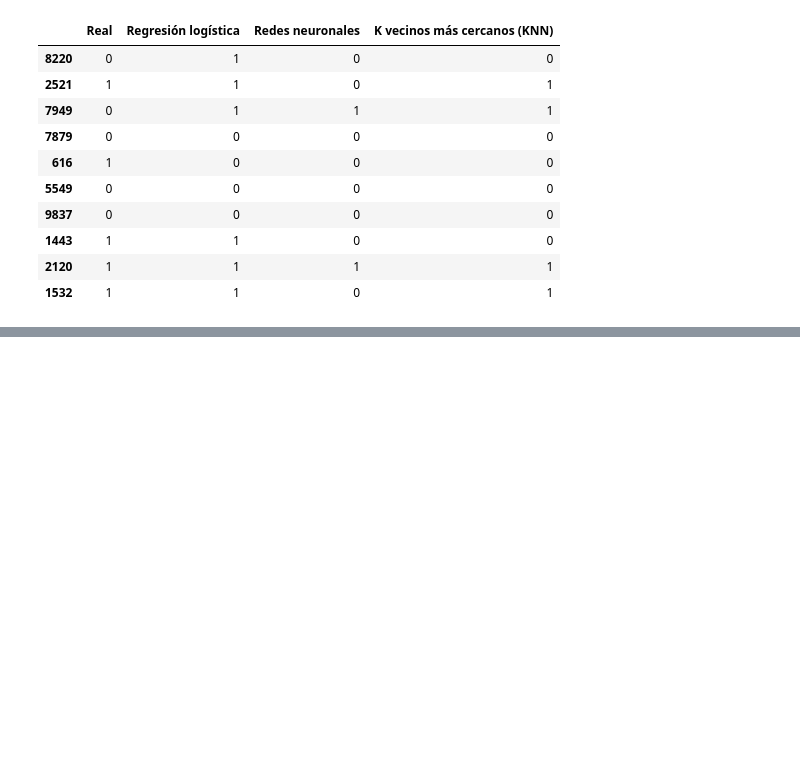
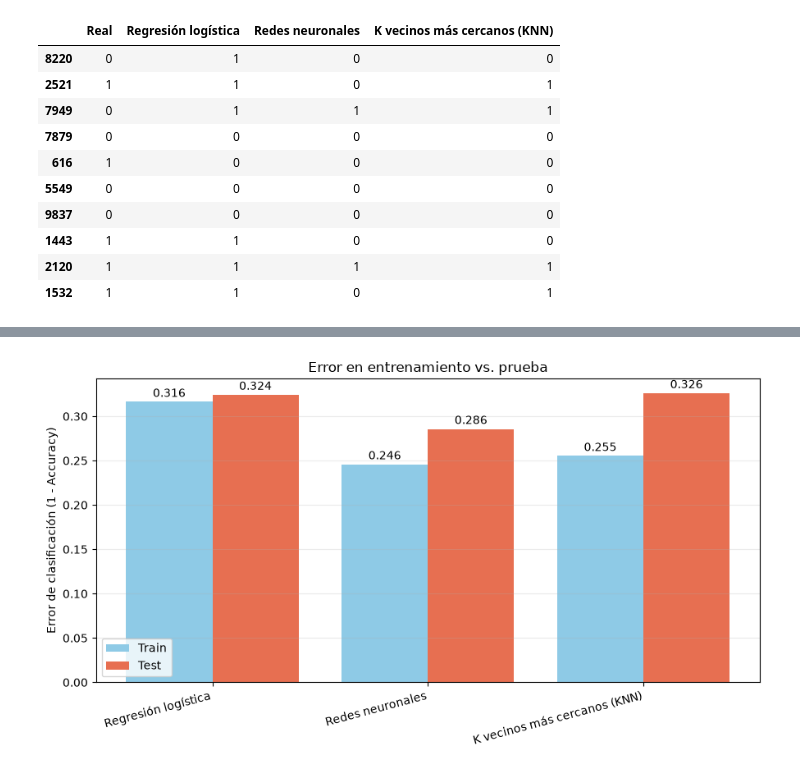
Before and after one commit to alex72hD/ComparacionDeClasificadores, a Jupyter notebook: notebooks/Clasificadores.ipynb, the cells around one changed output, grey strips where cells are left out. Saved outputs shown, nothing was run; the diff lists cells and outputs as text; code cells hidden in the pictures; blank space fills up the shorter version.

```diff
--- a/notebooks/Clasificadores.ipynb
+++ b/notebooks/Clasificadores.ipynb
@@ -432,0 +475,19 @@ Predicciones de prueba (primeras 10 filas):
+# %%
+tabla_err = tabla_metricas.assign(Error=lambda d: 1 - d["Accuracy"])
+fig, ax = plt.subplots(figsize=(9, 5))
+names = list(searches)
+x = np.arange(len(names))
+for offset, split, color in ((-0.2, "Train", "#8ecae6"), (0.2, "Test", "#e76f51")):
+    vals = [tabla_err[(tabla_err["Clasificador"] == n) & (tabla_err["Conjunto"] == split)]["Error"].iloc[0]
+            for n in names]
+    bars = ax.bar(x + offset, vals, 0.4, label=split, color=color)
+    ax.bar_label(bars, fmt="%.3f", padding=2)
+ax.set_xticks(x, names, rotation=15, ha="right")
+ax.set_ylabel("Error de clasificación (1 - Accuracy)")
+ax.set_title("Error en entrenamiento vs. prueba")
+ax.legend()
+ax.grid(axis="y", alpha=0.25)
+fig.tight_layout()
+plt.show()
+# %% [output]
+[figure, added]
```
Also changed, not shown: parts of 6 cells of this notebook.
